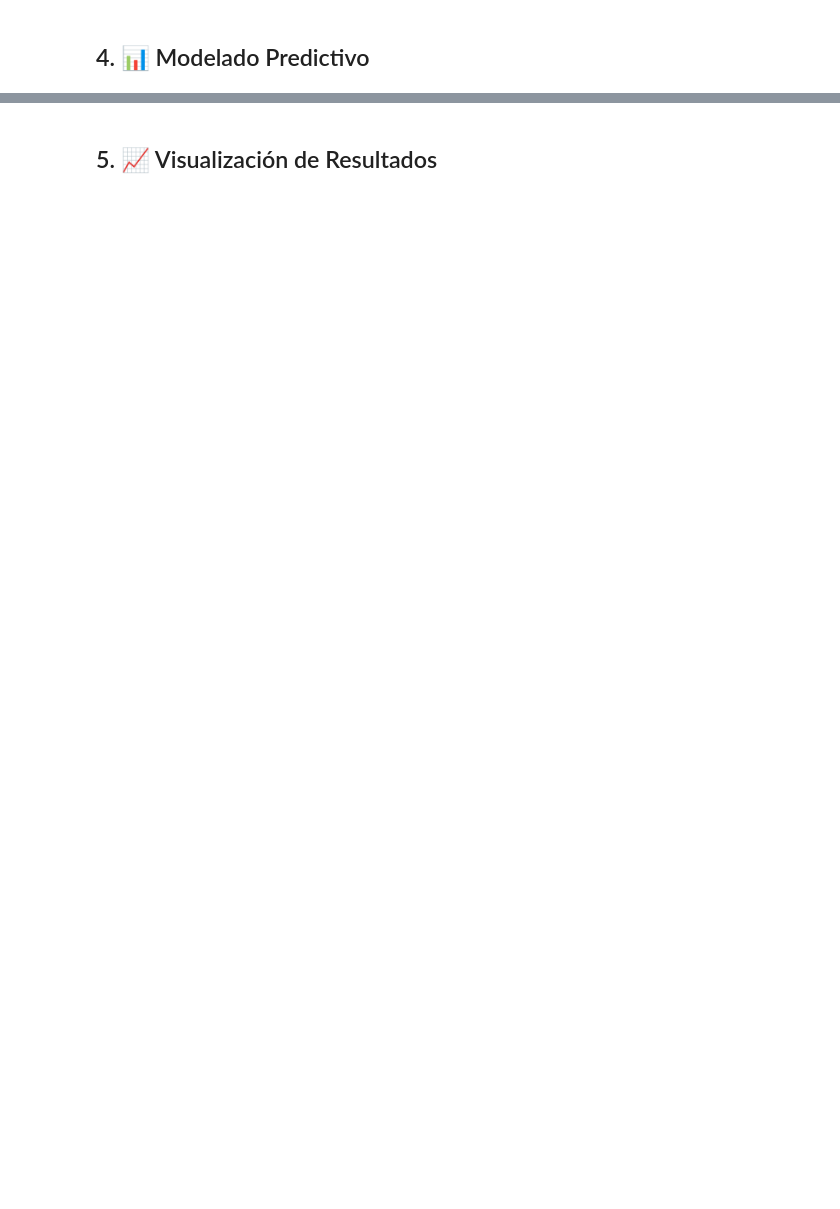
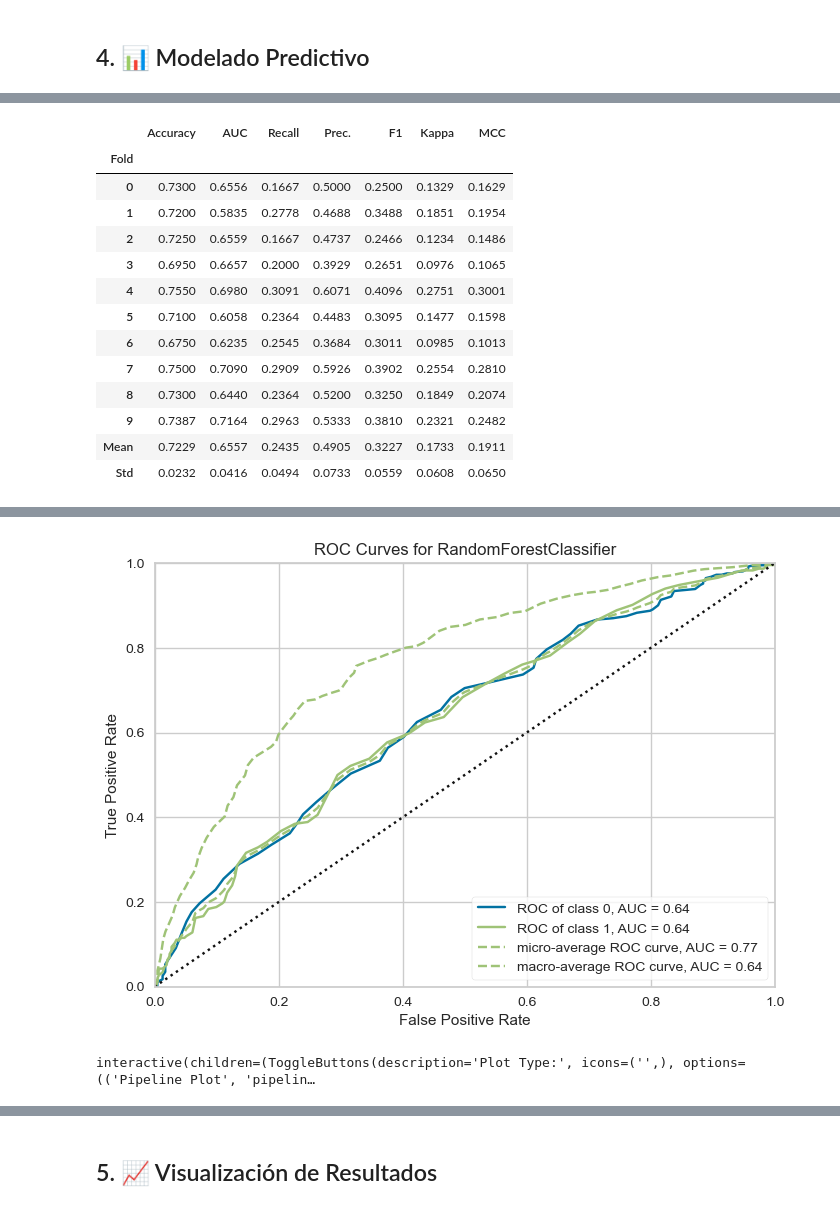
Before and after one commit to Gos2two/UCI-I61, a Jupyter notebook: analisis_readmision_uci_hemorragia_intracerebral.ipynb, the cells around one changed output, grey strips where cells are left out. Saved outputs shown, nothing was run; the diff lists cells and outputs as text; code cells hidden in the pictures; blank space fills up the shorter version.

```diff
--- a/analisis_readmision_uci_hemorragia_intracerebral.ipynb
+++ b/analisis_readmision_uci_hemorragia_intracerebral.ipynb
@@ -203,0 +761,7 @@ AUC: 0.6376826578439483
+# %%
+from pycaret.classification import plot_model, create_model
+rf_model = create_model('rf')
+plot_model(rf_model, plot='auc')
+# Evaluate the model
+evaluate_model(rf_model)
+# %% [output]
@@ -203,0 +769,14 @@ AUC: 0.6376826578439483
+|  | Accuracy | AUC | Recall | Prec. | F1 | Kappa | MCC |
+| Fold |  |  |  |  |  |  |  |
+| 0 | 0.7300 | 0.6556 | 0.1667 | 0.5000 | 0.2500 | 0.1329 | 0.1629 |
+| 1 | 0.7200 | 0.5835 | 0.2778 | 0.4688 | 0.3488 | 0.1851 | 0.1954 |
+| 2 | 0.7250 | 0.6559 | 0.1667 | 0.4737 | 0.2466 | 0.1234 | 0.1486 |
+| 3 | 0.6950 | 0.6657 | 0.2000 | 0.3929 | 0.2651 | 0.0976 | 0.1065 |
+| 4 | 0.7550 | 0.6980 | 0.3091 | 0.6071 | 0.4096 | 0.2751 | 0.3001 |
+| 5 | 0.7100 | 0.6058 | 0.2364 | 0.4483 | 0.3095 | 0.1477 | 0.1598 |
+| 6 | 0.6750 | 0.6235 | 0.2545 | 0.3684 | 0.3011 | 0.0985 | 0.1013 |
+| 7 | 0.7500 | 0.7090 | 0.2909 | 0.5926 | 0.3902 | 0.2554 | 0.2810 |
+| 8 | 0.7300 | 0.6440 | 0.2364 | 0.5200 | 0.3250 | 0.1849 | 0.2074 |
+| 9 | 0.7387 | 0.7164 | 0.2963 | 0.5333 | 0.3810 | 0.2321 | 0.2482 |
+| Mean | 0.7229 | 0.6557 | 0.2435 | 0.4905 | 0.3227 | 0.1733 | 0.1911 |
+| Std | 0.0232 | 0.0416 | 0.0494 | 0.0733 | 0.0559 | 0.0608 | 0.0650 |
@@ -203,0 +785,2 @@ AUC: 0.6376826578439483
+[figure, added]
+interactive(children=(ToggleButtons(description='Plot Type:', icons=('',), options=(('Pipeline Plot', 'pipelin…
```
Also changed, not shown: parts of 21 cells of this notebook, 3 other files.
